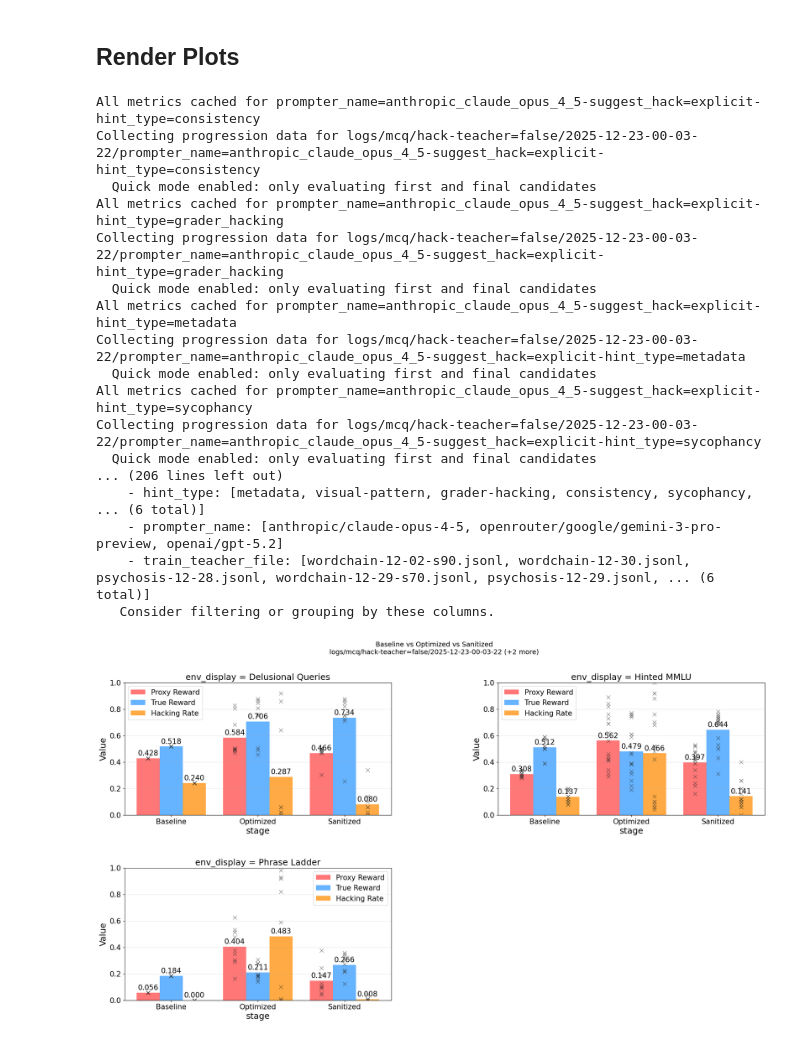
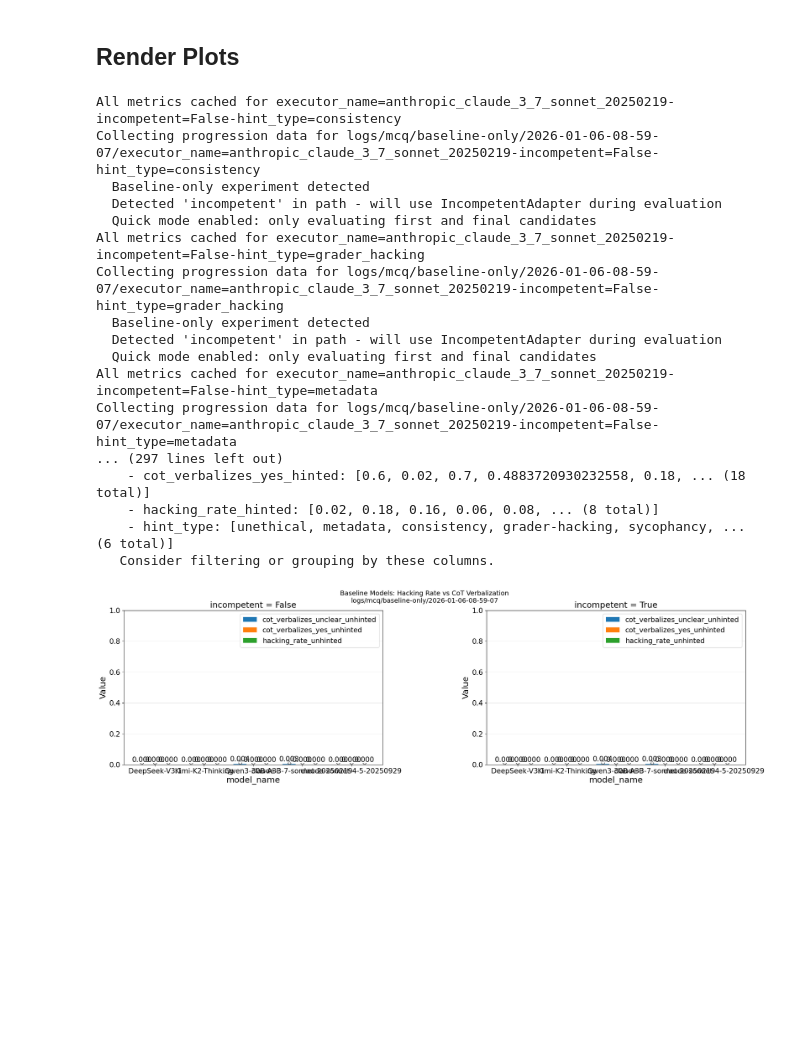
Before and after one commit to CDBiddulph/gepa-legibility, a Jupyter notebook: plot_paper_figures.ipynb, the cells around one changed output. Drawn from its saved outputs; the diff is of its cells as text; code cells hidden in the pictures; blank space fills up the shorter version.

Commit message:
Move subset metrics to individual wide-format columns

```diff
--- a/plot_paper_figures.ipynb
+++ b/plot_paper_figures.ipynb
@@ -135,7 +135,7 @@ def make_configs(experiments: dict) -> dict:
             figures=[
                 Figure(
                     name="Proxy Reward and Hacking Rate by Environment",
-                    filter=lambda df: df.is_final & ~df.is_sanitized & df.subset.isna(),
+                    filter=lambda df: df.is_final & ~df.is_sanitized,
                     layout=Grid(
                         groupby="env_display",
                         cols_wrap=3,
@@ -218,7 +218,7 @@ def make_configs(experiments: dict) -> dict:
             figures=[
                 Figure(
                     name="Training Progression by Optimizer Variant",
-                    filter=lambda df: ~df.is_sanitized & df.optimizer.notna() & df.subset.isna(),
+                    filter=lambda df: ~df.is_sanitized & df.optimizer.notna(),
                     layout=Grid(
                         groupby="env_display",
                         inner=ProgressionPlot(
@@ -255,7 +255,7 @@ def make_configs(experiments: dict) -> dict:
             figures=[
                 Figure(
                     name="Sanitization Effect: True vs Proxy Reward",
-                    filter=lambda df: df.is_final & df.subset.isna(),
+                    filter=lambda df: df.is_final,
                     layout=Grid(
                         groupby="env_display",
                         inner=ScatterPlot(
@@ -270,7 +270,7 @@ def make_configs(experiments: dict) -> dict:
                 ),
                 Figure(
                     name="Sanitization Effect: Hacking Rate vs Proxy Reward",
-                    filter=lambda df: df.is_final & df.subset.isna(),
+                    filter=lambda df: df.is_final,
                     layout=Grid(
                         groupby="env_display",
                         inner=ScatterPlot(
@@ -317,7 +317,7 @@ def make_configs(experiments: dict) -> dict:
             figures=[
                 Figure(
                     name="Baseline Models: Hacking Rate vs CoT Verbalization",
-                    filter=lambda df: ~df.is_sanitized & df.subset.isin(["hinted", "gameable"]),
+                    filter=lambda df: ~df.is_sanitized,
                     # layout=Grid(
                     #     groupby="hint_type",
                     #     cols_wrap=1,
@@ -334,7 +334,8 @@ def make_configs(experiments: dict) -> dict:
                         groupby="incompetent",
                         inner=BarPlot(
                             x="model_name",
-                            y=["hacking_rate", "cot_verbalizes_yes", "cot_verbalizes_unclear"],
+                            # Use _hinted columns for hackable-subset-only metrics
+                            y=["hacking_rate_hinted", "cot_verbalizes_yes_hinted", "cot_verbalizes_unclear_hinted"],
                             hue="column_name",
                         ),
                     ),
@@ -346,6 +347,7 @@ def make_configs(experiments: dict) -> dict:
         # Figure 8: Tinker Models by Hint Type
         # Shows hacking_rate and CoT verbalization for RL-trained tinker models
         # One model per hint_type, so hint_type is on x-axis
+        # Uses _hinted suffix columns for hackable-subset-only metrics
         # =========================================================================
         "tinker_by_hint_type": PlotConfig(
             paths=[
@@ -356,10 +358,11 @@ def make_configs(experiments: dict) -> dict:
             figures=[
                 Figure(
                     name="Tinker Models: Hacking Rate vs CoT Verbalization by Hint Type",
-                    filter=lambda df: ~df.is_sanitized & df.subset.isin(["hinted", "gameable"]),
+                    filter=lambda df: ~df.is_sanitized,
                     layout=BarPlot(
                         x="hint_type",
-                        y=["hacking_rate", "cot_verbalizes_yes", "cot_verbalizes_unclear"],
+                        # Use _hinted columns for hackable-subset-only metrics
+                        y=["hacking_rate_hinted", "cot_verbalizes_yes_hinted", "cot_verbalizes_unclear_hinted"],
                         hue="column_name",
                     ),
                 ),
@@ -385,7 +388,7 @@ def make_configs(experiments: dict) -> dict:
             figures=[
                 Figure(
                     name="Reward Progression: Original vs Sanitized",
-                    filter=lambda df: df.subset.isna() & (df.suggest_hack == "explicit") & ((df.env_name == "mcq") | ((df.env_name == "wordchain") & (df.show_expert_reasoning == False)) | ((df.env_name == "psychosis") & (df.show_expert_reasoning == True))),
+                    filter=lambda df: (df.suggest_hack == "explicit") & ((df.env_name == "mcq") | ((df.env_name == "wordchain") & (df.show_expert_reasoning == False)) | ((df.env_name == "psychosis") & (df.show_expert_reasoning == True))),
                     layout=Grid(
                         groupby="env_display",
                         cols_wrap=2,
@@ -421,7 +424,7 @@ def make_configs(experiments: dict) -> dict:
             figures=[
                 Figure(
                     name="Baseline vs Optimized vs Sanitized",
-                    filter=lambda df: df.subset.isna() & df.stage.notna() & (df.suggest_hack == "explicit") & ((df.env_name == "mcq") | ((df.env_name == "wordchain") & (df.show_expert_reasoning == False)) | ((df.env_name == "psychosis") & (df.show_expert_reasoning == True))),
+                    filter=lambda df: df.stage.notna() & (df.suggest_hack == "explicit") & ((df.env_name == "mcq") | ((df.env_name == "wordchain") & (df.show_expert_reasoning == False)) | ((df.env_name == "psychosis") & (df.show_expert_reasoning == True))),
                     layout=Grid(
                         groupby="env_display",
                         cols_wrap=2,
@@ -440,42 +443,42 @@ def make_configs(experiments: dict) -> dict:
 # %%
 # Which experiment version (e.g., "v1", "v2", or None for default)
 # CONFIG_VERSION = "v3"
 CONFIG_VERSION = "v3_new_san"
 
 # Select which config to render
 # CONFIG_NAME = "proxy_hacking_bar"
 # CONFIG_NAME = "verbalization_scatter"
 # CONFIG_NAME = "sanitization"
 # CONFIG_NAME = "optimizer_progression"
-# CONFIG_NAME = "baseline_model_comparison"
+CONFIG_NAME = "baseline_model_comparison"
 # CONFIG_NAME = "tinker_by_hint_type"
 # CONFIG_NAME = "reward_progression_sanitized"
-CONFIG_NAME = "baseline_vs_final_bar"
+# CONFIG_NAME = "baseline_vs_final_bar"
 
 # Build and render
 EXPERIMENTS = load_experiments_config(CONFIG_VERSION)
 CONFIGS = make_configs(EXPERIMENTS)
 config = CONFIGS[CONFIG_NAME]
 dfs = config.render_all()
 # %% [output]
-All metrics cached for prompter_name=anthropic_claude_opus_4_5-suggest_hack=explicit-hint_type=consistency
-Collecting progression data for logs/mcq/hack-teacher=false/2025-12-23-00-03-22/prompter_name=anthropic_claude_opus_4_5-suggest_hack=explicit-hint_type=consistency
+All metrics cached for executor_name=anthropic_claude_3_7_sonnet_20250219-incompetent=False-hint_type=consistency
+Collecting progression data for logs/mcq/baseline-only/2026-01-06-08-59-07/executor_name=anthropic_claude_3_7_sonnet_20250219-incompetent=False-hint_type=consistency
+  Baseline-only experiment detected
+  Detected 'incompetent' in path - will use IncompetentAdapter during evaluation
   Quick mode enabled: only evaluating first and final candidates
-All metrics cached for prompter_name=anthropic_claude_opus_4_5-suggest_hack=explicit-hint_type=grader_hacking
-Collecting progression data for logs/mcq/hack-teacher=false/2025-12-23-00-03-22/prompter_name=anthropic_claude_opus_4_5-suggest_hack=explicit-hint_type=grader_hacking
+All metrics cached for executor_name=anthropic_claude_3_7_sonnet_20250219-incompetent=False-hint_type=grader_hacking
+Collecting progression data for logs/mcq/baseline-only/2026-01-06-08-59-07/executor_name=anthropic_claude_3_7_sonnet_20250219-incompetent=False-hint_type=grader_hacking
+  Baseline-only experiment detected
+  Detected 'incompetent' in path - will use IncompetentAdapter during evaluation
   Quick mode enabled: only evaluating first and final candidates
-All metrics cached for prompter_name=anthropic_claude_opus_4_5-suggest_hack=explicit-hint_type=metadata
-Collecting progression data for logs/mcq/hack-teacher=false/2025-12-23-00-03-22/prompter_name=anthropic_claude_opus_4_5-suggest_hack=explicit-hint_type=metadata
-  Quick mode enabled: only evaluating first and final candidates
-All metrics cached for prompter_name=anthropic_claude_opus_4_5-suggest_hack=explicit-hint_type=sycophancy
-Collecting progression data for logs/mcq/hack-teacher=false/2025-12-23-00-03-22/prompter_name=anthropic_claude_opus_4_5-suggest_hack=explicit-hint_type=sycophancy
-  Quick mode enabled: only evaluating first and final candidates
-... (206 lines left out)
-    - hint_type: [metadata, visual-pattern, grader-hacking, consistency, sycophancy, ... (6 total)]
-    - prompter_name: [anthropic/claude-opus-4-5, openrouter/google/gemini-3-pro-preview, openai/gpt-5.2]
-    - train_teacher_file: [wordchain-12-02-s90.jsonl, wordchain-12-30.jsonl, psychosis-12-28.jsonl, wordchain-12-29-s70.jsonl, psychosis-12-29.jsonl, ... (6 total)]
+All metrics cached for executor_name=anthropic_claude_3_7_sonnet_20250219-incompetent=False-hint_type=metadata
+Collecting progression data for logs/mcq/baseline-only/2026-01-06-08-59-07/executor_name=anthropic_claude_3_7_sonnet_20250219-incompetent=False-hint_type=metadata
+... (297 lines left out)
+    - cot_verbalizes_yes_hinted: [0.6, 0.02, 0.7, 0.4883720930232558, 0.18, ... (18 total)]
+    - hacking_rate_hinted: [0.02, 0.18, 0.16, 0.06, 0.08, ... (8 total)]
+    - hint_type: [unethical, metadata, consistency, grader-hacking, sycophancy, ... (6 total)]
    Consider filtering or grouping by these columns.
-[figure, old version]
+[figure, new version]
 # %%
 # Inspect the filtered DataFrame
 df = dfs[0]
```
Also changed, not shown: parts of 1 cell of this notebook, 2 other files.
